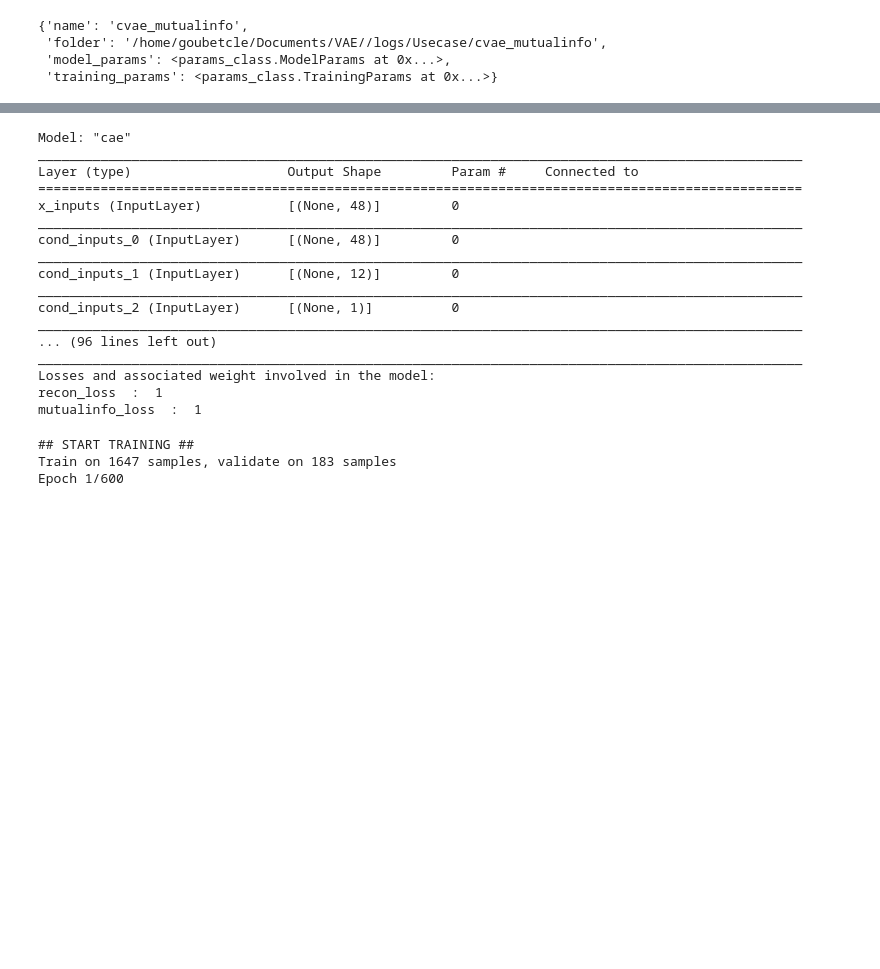
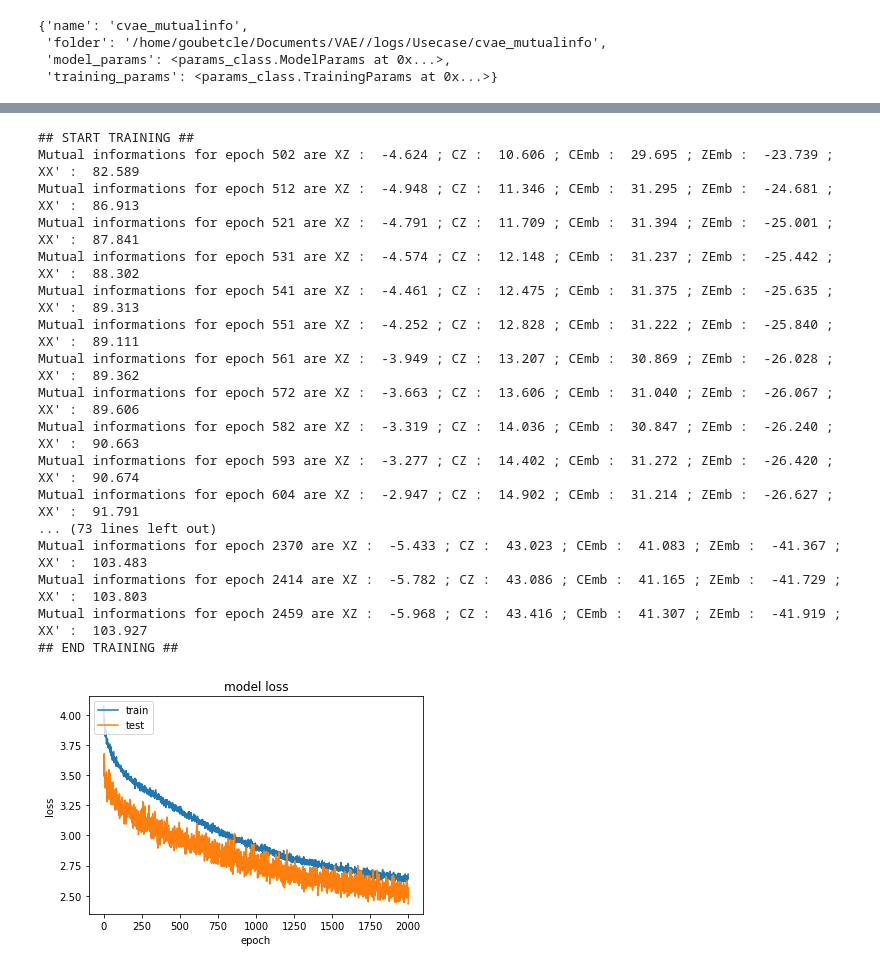
Before and after one commit to GoubetClem/VAE, a Jupyter notebook: Usecase_CVAE.ipynb, the cells around one changed output, grey strips where cells are left out. Cells and saved outputs as stored; diff of their text form; code cells hidden in the pictures; blank space fills up the shorter version.

```diff
--- a/Usecase_CVAE.ipynb
+++ b/Usecase_CVAE.ipynb
@@ -657,38 +646,33 @@ WARNING:tensorflow:Found duplicated `Variable`s in Model's `weights`. This is us
 ## MODEL SAVED ##
 # %%
 #mi_cvae.save()
-loss_weights = {"recon_loss" : 1, "mutualinfo_loss":1}
+loss_weights = {"recon_loss" : 1, "kl_loss" : 0.67, "info_loss" : 66, "mutualinfo_loss":1}
 
 vae_loss = loss_class.VAELoss(loss_weights = loss_weights, custom_loss=None)
 vae_params.training_params.loss = vae_loss
 vae_params.training_params.lr = 1e-5
 vae_params.training_params.log_prior_sigma = [-2.,-1.,0.,1.]
-mi_cvae.build_model(vae_params)
-
-mi_cvae.load_model(retrieve_model_architecture=False)
-# %% [output]
-Model: "cae"
-__________________________________________________________________________________________________
-Layer (type)                    Output Shape         Param #     Connected to
-==================================================================================================
-x_inputs (InputLayer)           [(None, 48)]         0
-__________________________________________________________________________________________________
-cond_inputs_0 (InputLayer)      [(None, 48)]         0
-__________________________________________________________________________________________________
-cond_inputs_1 (InputLayer)      [(None, 12)]         0
-__________________________________________________________________________________________________
-cond_inputs_2 (InputLayer)      [(None, 1)]          0
-__________________________________________________________________________________________________
-... (96 lines left out)
-__________________________________________________________________________________________________
-Losses and associated weight involved in the model:
-recon_loss  :  1
-mutualinfo_loss  :  1
+# %%
+mi_cvae.load_model(retrieve_model_architecture=False, training_params=vae_params.training_params)
 # %%
-mi_cvae.load_model(retrieve_model_architecture=False)
-mi_cvae.train(dataset_emb['train']['x'], dataset['train']['y'], epochs= 600, verbose=3,
-              batch_size=batch_size, callbacks=[earl_stop])
+mi_cvae.train(dataset_emb['train']['x'], dataset['train']['y'], epochs= 2000, verbose=0,
+              batch_size=128, callbacks=[earl_stop, histinfo])
 # %% [output]
 ## START TRAINING ##
-Train on 1647 samples, validate on 183 samples
-Epoch 1/600
+Mutual informations for epoch 502 are XZ :  -4.624 ; CZ :  10.606 ; CEmb :  29.695 ; ZEmb :  -23.739 ; XX' :  82.589
+Mutual informations for epoch 512 are XZ :  -4.948 ; CZ :  11.346 ; CEmb :  31.295 ; ZEmb :  -24.681 ; XX' :  86.913
+Mutual informations for epoch 521 are XZ :  -4.791 ; CZ :  11.709 ; CEmb :  31.394 ; ZEmb :  -25.001 ; XX' :  87.841
+Mutual informations for epoch 531 are XZ :  -4.574 ; CZ :  12.148 ; CEmb :  31.237 ; ZEmb :  -25.442 ; XX' :  88.302
+Mutual informations for epoch 541 are XZ :  -4.461 ; CZ :  12.475 ; CEmb :  31.375 ; ZEmb :  -25.635 ; XX' :  89.313
+Mutual informations for epoch 551 are XZ :  -4.252 ; CZ :  12.828 ; CEmb :  31.222 ; ZEmb :  -25.840 ; XX' :  89.111
+Mutual informations for epoch 561 are XZ :  -3.949 ; CZ :  13.207 ; CEmb :  30.869 ; ZEmb :  -26.028 ; XX' :  89.362
+Mutual informations for epoch 572 are XZ :  -3.663 ; CZ :  13.606 ; CEmb :  31.040 ; ZEmb :  -26.067 ; XX' :  89.606
+Mutual informations for epoch 582 are XZ :  -3.319 ; CZ :  14.036 ; CEmb :  30.847 ; ZEmb :  -26.240 ; XX' :  90.663
+Mutual informations for epoch 593 are XZ :  -3.277 ; CZ :  14.402 ; CEmb :  31.272 ; ZEmb :  -26.420 ; XX' :  90.674
+Mutual informations for epoch 604 are XZ :  -2.947 ; CZ :  14.902 ; CEmb :  31.214 ; ZEmb :  -26.627 ; XX' :  91.791
+... (73 lines left out)
+Mutual informations for epoch 2370 are XZ :  -5.433 ; CZ :  43.023 ; CEmb :  41.083 ; ZEmb :  -41.367 ; XX' :  103.483
+Mutual informations for epoch 2414 are XZ :  -5.782 ; CZ :  43.086 ; CEmb :  41.165 ; ZEmb :  -41.729 ; XX' :  103.803
+Mutual informations for epoch 2459 are XZ :  -5.968 ; CZ :  43.416 ; CEmb :  41.307 ; ZEmb :  -41.919 ; XX' :  103.927
+## END TRAINING ##
+[figure, added]
```
Also changed, not shown: parts of 28 cells of this notebook, 4 other files.
